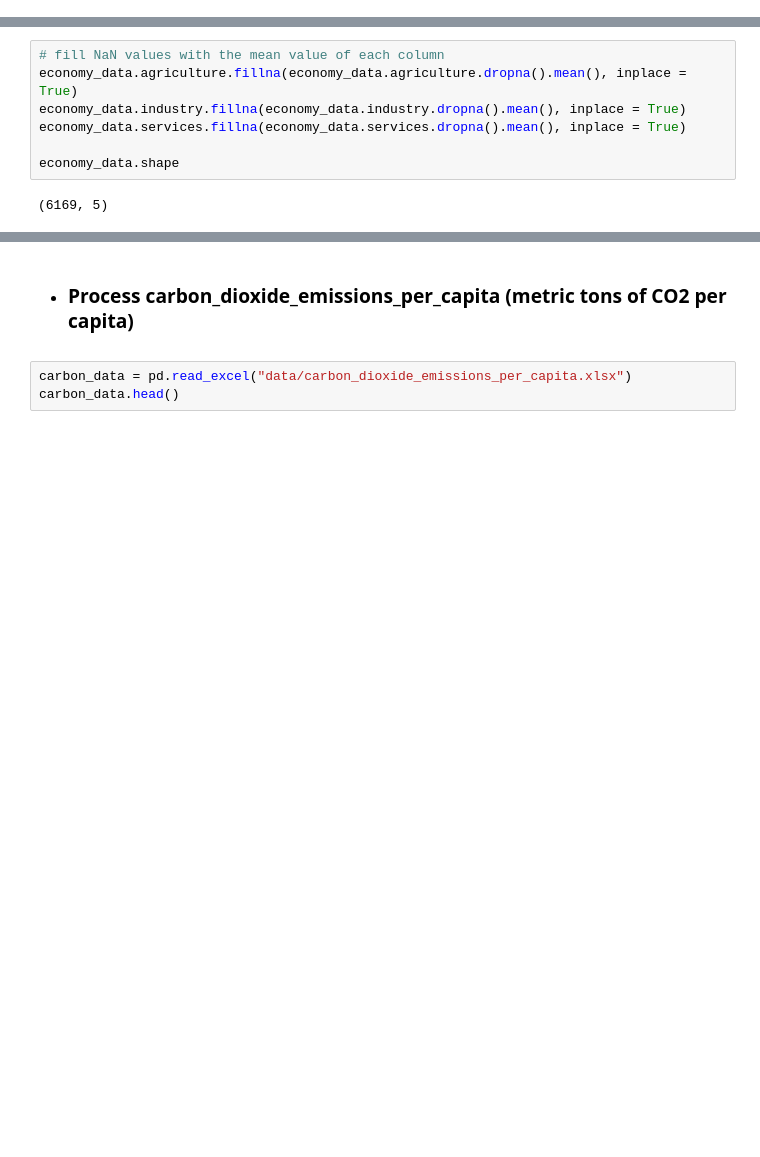
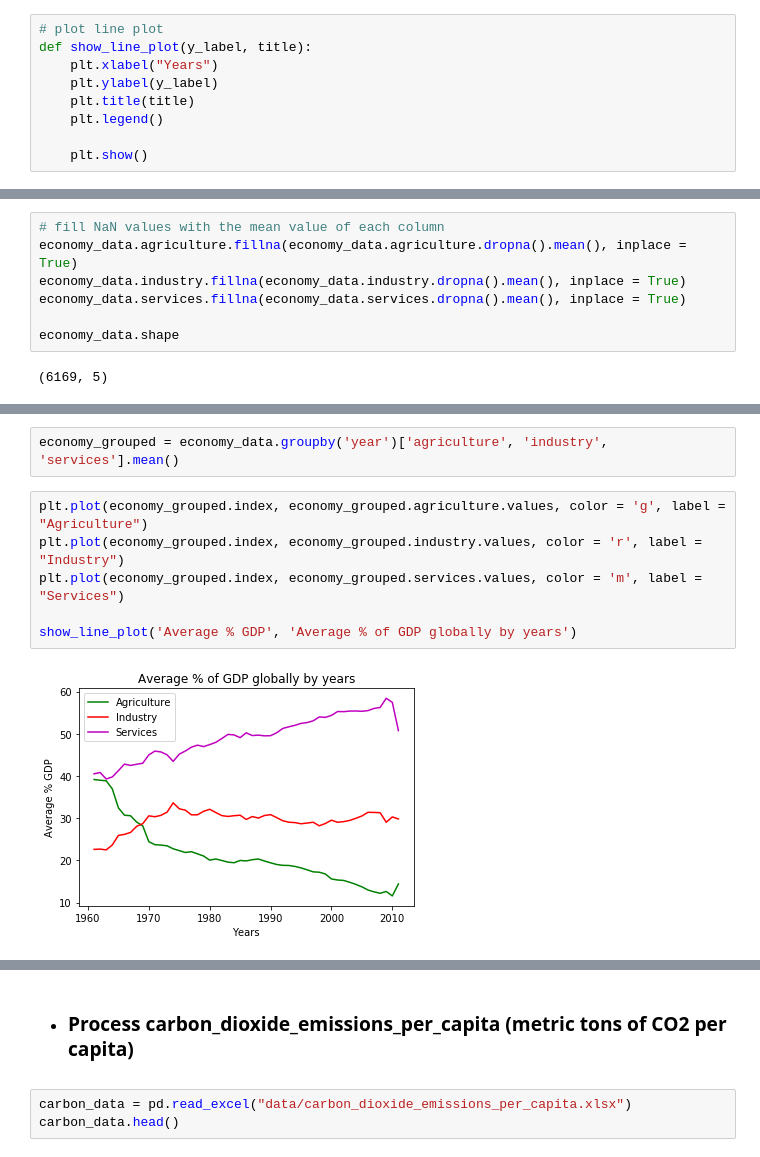
Before and after one commit to StanDimitroff/Data-Science, a Jupyter notebook: CourseProject/Course Project.ipynb, the cells around one changed output, grey strips where cells are left out. Saved outputs shown, nothing was run; the diff lists cells and outputs as text; blank space fills up the shorter version.

```diff
--- a/CourseProject/Course Project.ipynb
+++ b/CourseProject/Course Project.ipynb
@@ -67,6 +76,15 @@ def drop_na(dataframe, columns):
     dataframe.reset_index(drop = True, inplace = True)
 
     return dataframe
+# %%
+# plot line plot
+def show_line_plot(y_label, title):
+    plt.xlabel("Years")
+    plt.ylabel(y_label)
+    plt.title(title)
+    plt.legend()
+
+    plt.show()
 # %% [markdown]
  - ### Process agriculture_gdp_pct (% of GDP)
 # %%
@@ -260 +274,11 @@ dtypes: float64(3), object(2)
 memory usage: 241.1+ KB
+# %%
+economy_grouped = economy_data.groupby('year')['agriculture', 'industry', 'services'].mean()
+# %%
+plt.plot(economy_grouped.index, economy_grouped.agriculture.values, color = 'g', label = "Agriculture")
+plt.plot(economy_grouped.index, economy_grouped.industry.values, color = 'r', label = "Industry")
+plt.plot(economy_grouped.index, economy_grouped.services.values, color = 'm', label = "Services")
+
+show_line_plot('Average % GDP', 'Average % of GDP globally by years')
+# %% [output]
+[figure, added]
```
Also changed, not shown: parts of 35 cells of this notebook, 3 other files.
